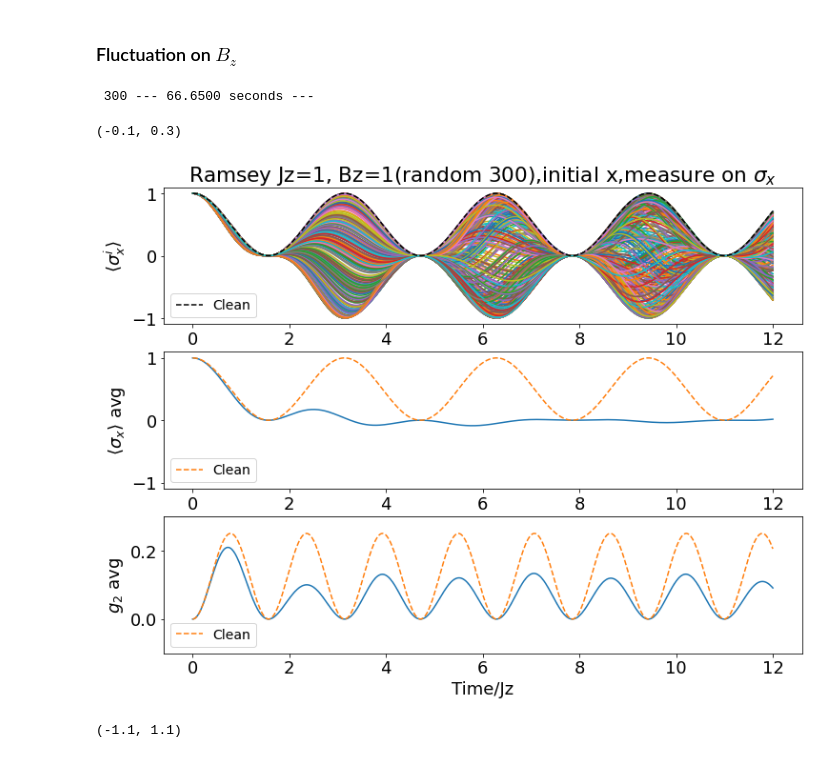
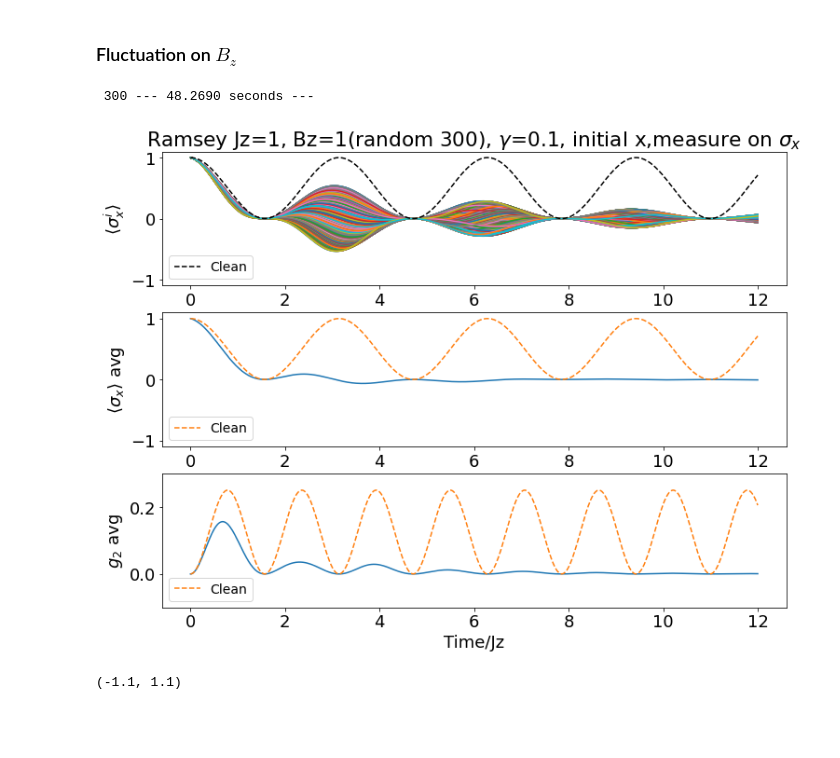
Before and after one commit to Blackercake/SpinCorrelation, a Jupyter notebook: Main.ipynb, the cells around one changed output. Saved outputs shown, nothing was run; the diff lists cells and outputs as text; code cells hidden in the pictures; blank space fills up the shorter version.

```diff
--- a/Main.ipynb
+++ b/Main.ipynb
@@ -190,7 +190,7 @@ RanTest = [None]*len(Nran)
 for i,rani in enumerate(Nran):
     print('\r',i+1,end=" ")
 
-    N = 4            # number of spins
+    N = 5            # number of spins
 
     Sbasis = Qobj([[1],[0],[0]]).unit()
     Measure_basis = [ Sbasis, Sbasis] #sigmax, sigmay, sigmaz
@@ -205,7 +205,7 @@ for i,rani in enumerate(Nran):
 
     RanTest[i] = Bz[0]
     # dephasing rate
-    gamma = 0.00 * np.ones(N)
+    gamma = 0.1 * np.ones(N)
 
     # intial state, first spin in state |1>, the rest in state |0>
     psi_list = []
@@ -228,42 +228,45 @@ for i,rani in enumerate(Nran):
     sn_expt[i],sn2_expt[i],sn3_expt[i] = integrate(N, Bx, Bz, Jx, Jy, Jz, psi0, tlist, gamma, solver, Measure_basis, g2_size)
 print("--- %0.4f seconds ---" % (time.time() - start_time))
 # %% [output]
- 300 --- 66.6500 seconds ---
+ 300 --- 48.2690 seconds ---
 # %%
 g2=[None]*len(Nran)
 for i in range(len(Nran)):
     ReEdge = 1
     g2[i] = np.real(np.array(sn3_expt[i][ReEdge:N-1-ReEdge]))-np.real(np.array(sn_expt[i][ReEdge:N-1-ReEdge]))*np.real(np.array(sn2_expt[i][1+ReEdge:N-ReEdge]))
 
 fig, (ax1,ax2,ax3) = plt.subplots(3,1,figsize=(12,9))
 
 # for n in range(N):
 #     ax1.plot(tlist, np.real(np.array(sn_expt).mean(axis=0))[n], label=n)
 
 for n in range(len(Nran)):
     ax1.plot(tlist, np.real(sn_expt[n][1]))
 ax1.plot(tlist, sigma_real,'k--', label='Clean')
-ax2.plot(tlist, np.real(np.array(sn_expt).mean(axis=0))[1:3].mean(axis=0))
+ax2.plot(tlist, np.real(np.array(sn_expt).mean(axis=0))[ReEdge:N-ReEdge].mean(axis=0))
 ax2.plot(tlist, sigma_avg,'--', label='Clean')
 ax3.plot(tlist, np.real(np.array(g2).mean(axis=0)).mean(axis=0))
 ax3.plot(tlist,g2_real[0],'--', label='Clean')
 
+# for n in range(len(g2[0])):
+#     ax3.plot(tlist, np.real(np.array(g2).mean(axis=0))[n]) # plot individual g2 pair
+
+
 ax1.legend(fontsize=14)
 ax2.legend(fontsize=14)
 ax3.legend(fontsize=14)
-ax1.set_title('Ramsey Jz=1, Bz=1(random 300),initial x,measure on $\sigma_x$')
+ax1.set_title('Ramsey Jz=1, Bz=1(random 300), $\gamma$=0.1, initial x,measure on $\sigma_x$')
 ax3.set_xlabel('Time/Jz')
 ax1.set_ylabel(r'$\langle\sigma_x^i\rangle$')
 ax2.set_ylabel(r'$\langle\sigma_x\rangle$ avg')
 ax3.set_ylabel(r'$g_2$ avg')
 ax1.set_ylim([-1.1,1.1])
 ax2.set_ylim([-1.1,1.1])
 ax3.set_ylim([-0.1,0.3])
 
-# fig.savefig('Outputs/'+'Ramsey Jz=1, Bz=1(random 300),initial x,measure on sigma_x.png', dpi=300)
+# fig.savefig('Outputs/'+'Ramsey_Jz=1_Bz=1(random300)_gamma=0.1_initialx_measure_sigma_x.png', dpi=300)
 # %% [output]
-(-0.1, 0.3)
-[figure, old version]
+[figure, new version]
 # %%
 # for plotting fix Jz or Bz and vary one.
 fig, (ax1) = plt.subplots(1,1,figsize=(12,3))
```
Also changed, not shown: parts of 1 cell of this notebook, 9 other files.
